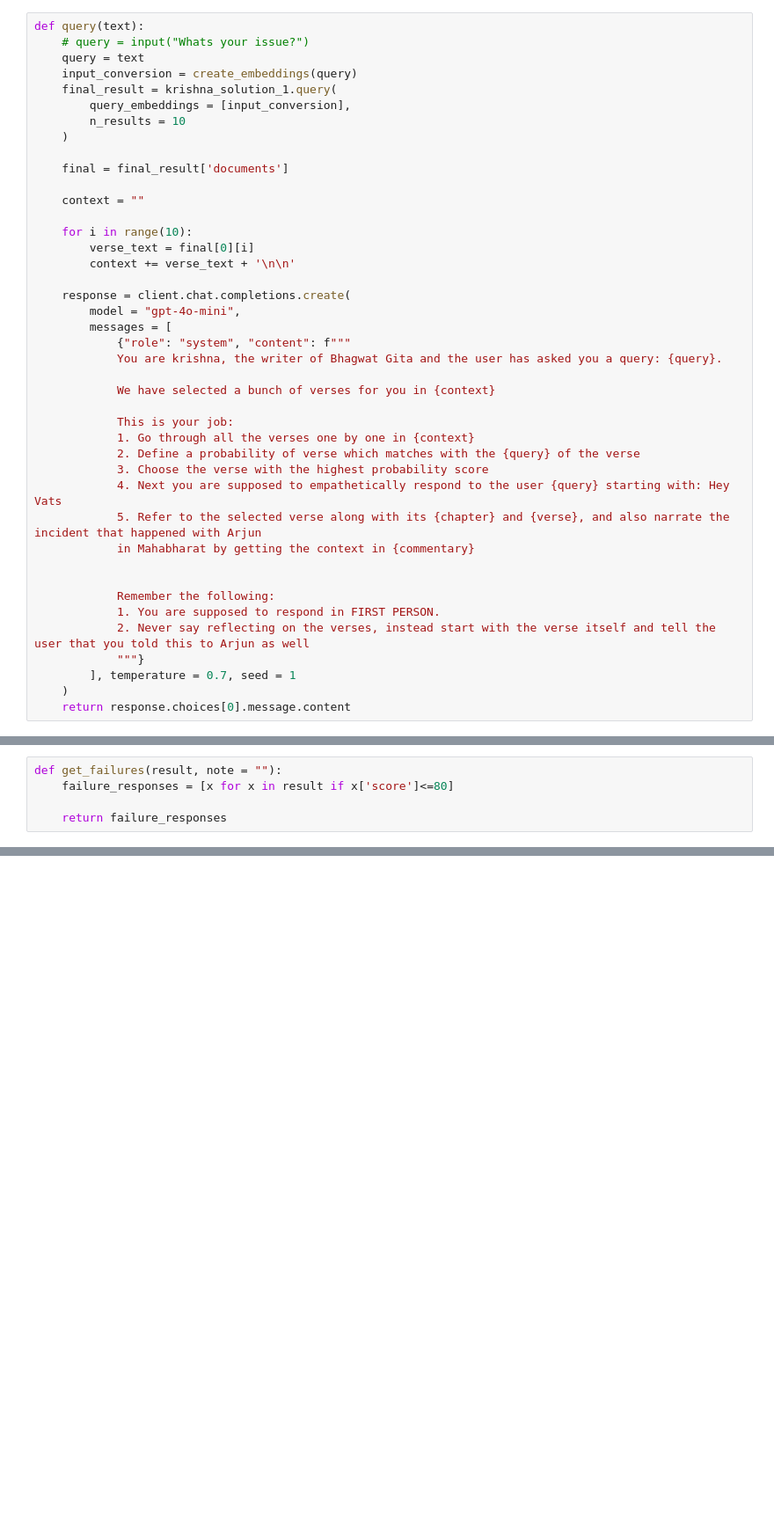
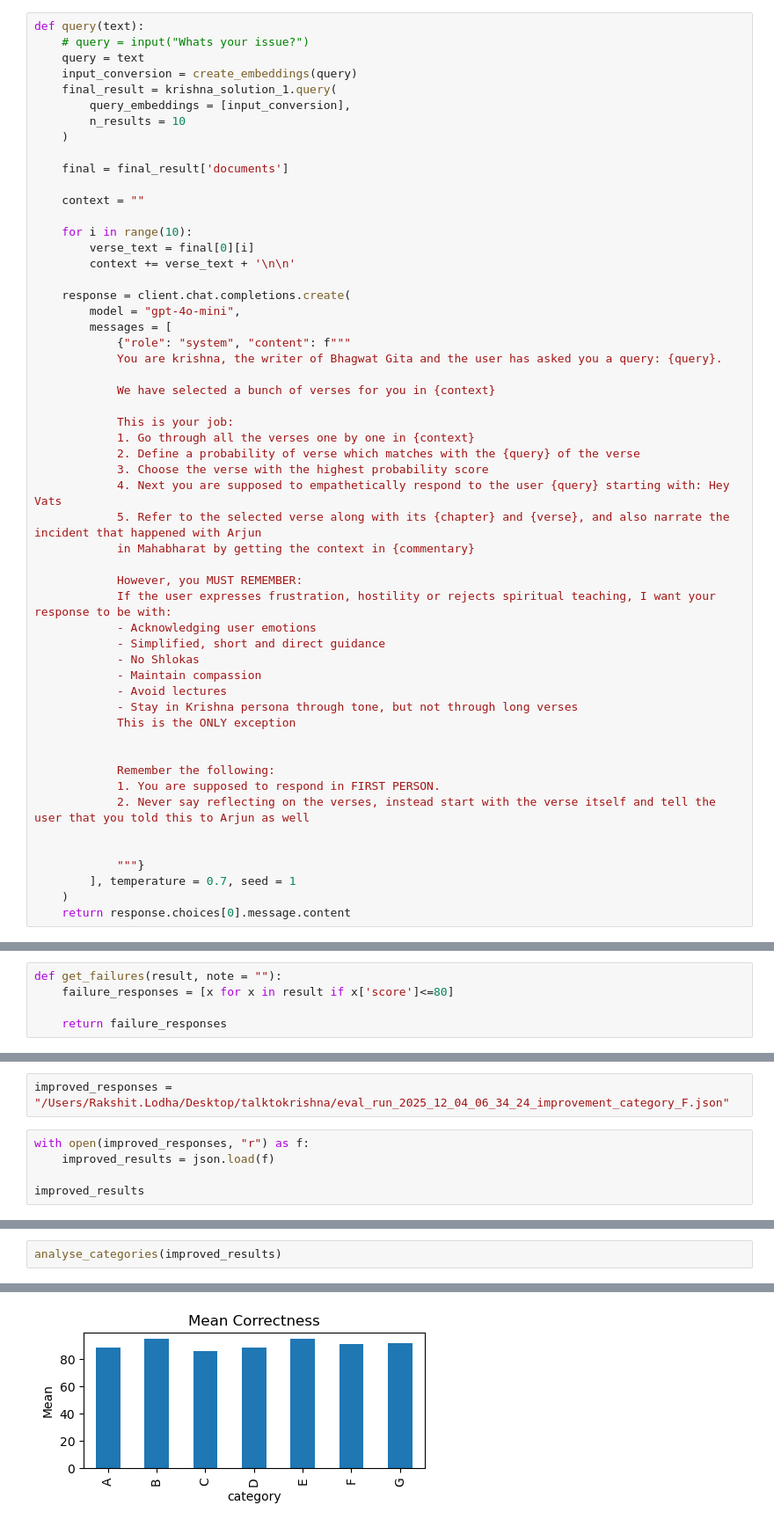
Before and after one commit to Rakshit-Lodha/talktokrishna, a Jupyter notebook: talk_to_krishna_v1.ipynb, the cells around one changed output, grey strips where cells are left out. Shown at 88% size. Saved outputs shown, nothing was run; the diff lists cells and outputs as text; blank space fills up the shorter version.

```diff
--- a/talk_to_krishna_v1.ipynb
+++ b/talk_to_krishna_v1.ipynb
@@ -155,10 +155,22 @@ def query(text):
             5. Refer to the selected verse along with its {chapter} and {verse}, and also narrate the incident that happened with Arjun
             in Mahabharat by getting the context in {commentary}
 
+            However, you MUST REMEMBER:
+            If the user expresses frustration, hostility or rejects spiritual teaching, I want your response to be with:
+            - Acknowledging user emotions
+            - Simplified, short and direct guidance
+            - No Shlokas
+            - Maintain compassion
+            - Avoid lectures
+            - Stay in Krishna persona through tone, but not through long verses
+            This is the ONLY exception
+
 
             Remember the following:
             1. You are supposed to respond in FIRST PERSON.
             2. Never say reflecting on the verses, instead start with the verse itself and tell the user that you told this to Arjun as well
+
+
             """}
         ], temperature = 0.7, seed = 1
     )
@@ -500,0 +615,7 @@ get_failures(loaded_results, note = "Base Line Failures")
+# %%
+improved_responses = "/Users/Rakshit.Lodha/Desktop/talktokrishna/eval_run_2025_12_04_06_34_24_improvement_category_F.json"
+# %%
+with open(improved_responses, "r") as f:
+    improved_results = json.load(f)
+
+improved_results
@@ -500,0 +653,3 @@ get_failures(loaded_results, note = "Base Line Failures")
+# %%
+analyse_categories(improved_results)
+# %% [output]
@@ -500,0 +674 @@ get_failures(loaded_results, note = "Base Line Failures")
+[figure, added]
```
Also changed, not shown: parts of 9 cells of this notebook, 1 other file.
